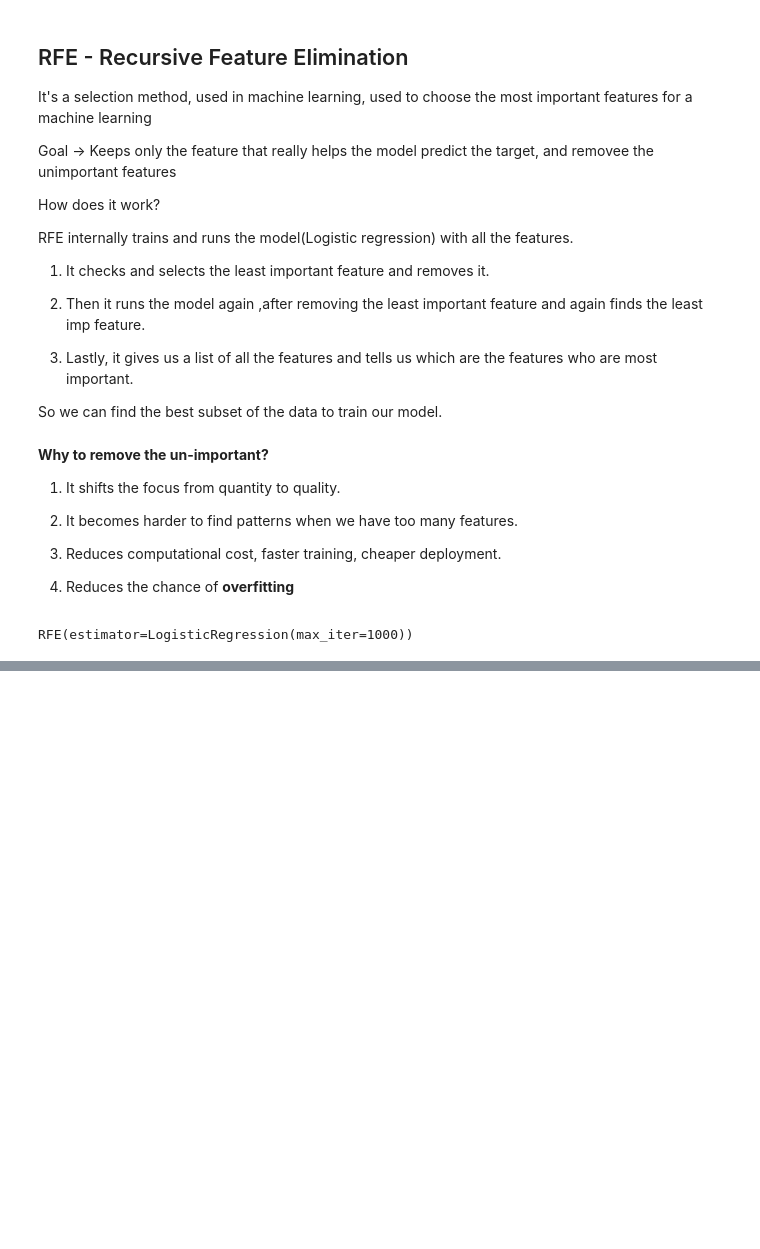
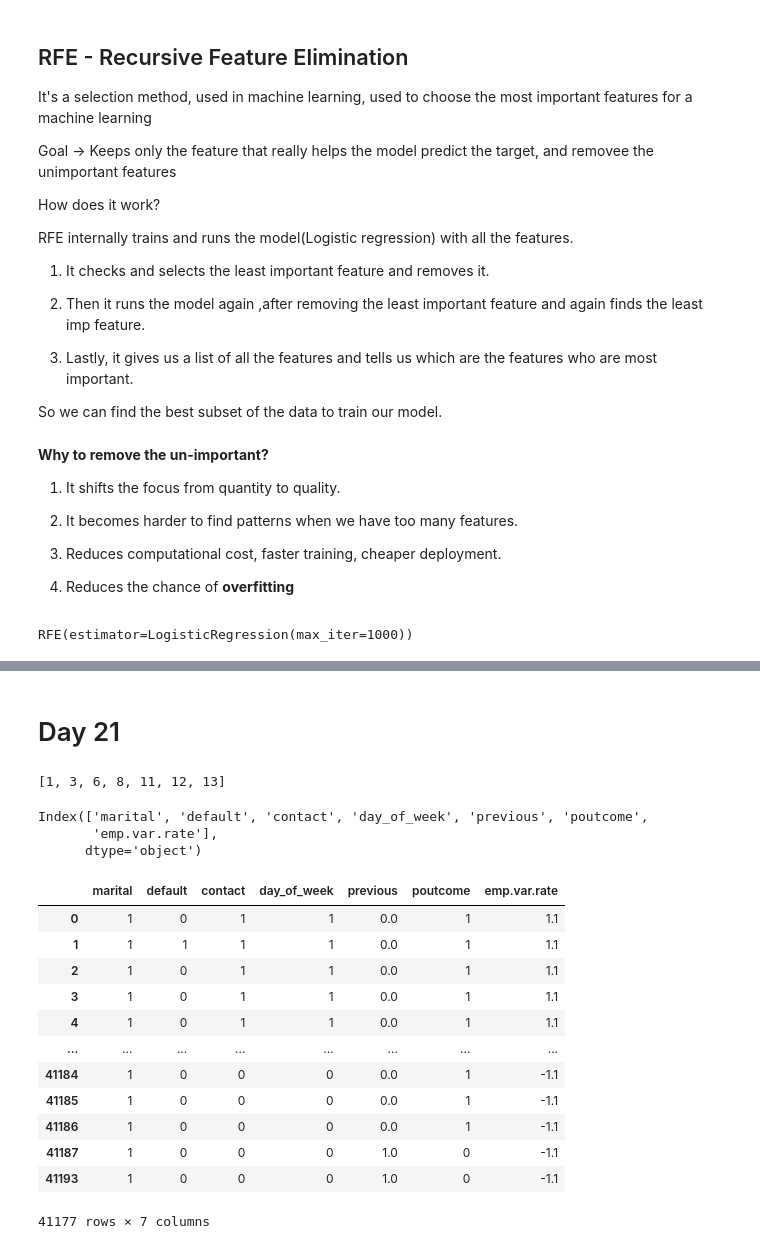
Before and after one commit to xnihal05/data-science-from-scratch, a Jupyter notebook: day_20_21_logistical_handson.ipynb, the cells around one changed output, grey strips where cells are left out. Saved outputs shown, nothing was run; the diff lists cells and outputs as text; code cells hidden in the pictures; blank space fills up the shorter version.

```diff
--- a/day_20_21_logistical_handson.ipynb
+++ b/day_20_21_logistical_handson.ipynb
@@ -528,0 +531,35 @@ print(list(df.columns))
+# %% [markdown]
+# Day 21
+# %%
+imp=[]
+test=rfe.support_
+for i in range(len(test)):
+    if test[i]==True:
+        imp.append(i)
+print(imp)
+# %% [output]
+[1, 3, 6, 8, 11, 12, 13]
+# %%
+imp_features= df.columns[imp]
+imp_features
+# %% [output]
+Index(['marital', 'default', 'contact', 'day_of_week', 'previous', 'poutcome',
+       'emp.var.rate'],
+      dtype='object')
+# %%
+data3= df[imp_features] #data with only important features!
+data3
+# %% [output]
+|  | marital | default | contact | day_of_week | previous | poutcome | emp.var.rate |
+| 0 | 1 | 0 | 1 | 1 | 0.0 | 1 | 1.1 |
+| 1 | 1 | 1 | 1 | 1 | 0.0 | 1 | 1.1 |
+| 2 | 1 | 0 | 1 | 1 | 0.0 | 1 | 1.1 |
+| 3 | 1 | 0 | 1 | 1 | 0.0 | 1 | 1.1 |
+| 4 | 1 | 0 | 1 | 1 | 0.0 | 1 | 1.1 |
+| ... | ... | ... | ... | ... | ... | ... | ... |
+| 41184 | 1 | 0 | 0 | 0 | 0.0 | 1 | -1.1 |
+| 41185 | 1 | 0 | 0 | 0 | 0.0 | 1 | -1.1 |
+| 41186 | 1 | 0 | 0 | 0 | 0.0 | 1 | -1.1 |
+| 41187 | 1 | 0 | 0 | 0 | 1.0 | 0 | -1.1 |
+| 41193 | 1 | 0 | 0 | 0 | 1.0 | 0 | -1.1 |
+41177 rows × 7 columns
```
Also changed, not shown: parts of 43 cells of this notebook.
